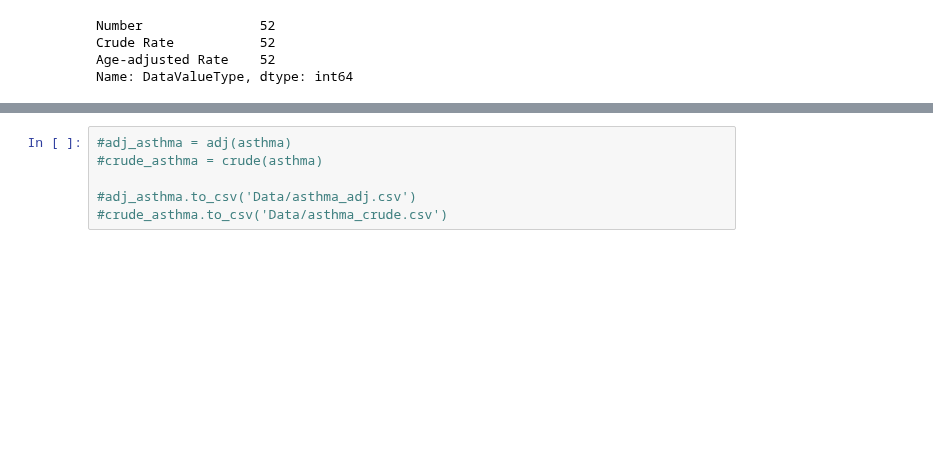
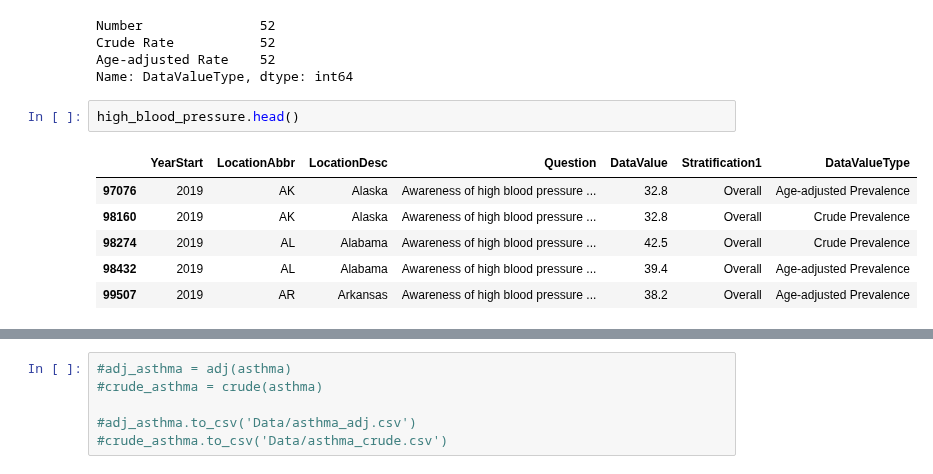
Before and after one commit to rafirahman27/Preparing_for_the_next_Pandemic, a Jupyter notebook: Katie.ipynb, the cells around one changed output, grey strips where cells are left out. Cells and saved outputs as stored; diff of their text form; blank space fills up the shorter version.

```diff
--- a/Katie.ipynb
+++ b/Katie.ipynb
@@ -285,3 +285,12 @@ Number               52
 Crude Rate           52
 Age-adjusted Rate    52
 Name: DataValueType, dtype: int64
+# %%
+high_blood_pressure.head()
+# %% [output]
+|  | YearStart | LocationAbbr | LocationDesc | Question | DataValue | Stratification1 | DataValueType |
+| 97076 | 2019 | AK | Alaska | Awareness of high blood pressure ... | 32.8 | Overall | Age-adjusted Prevalence |
+| 98160 | 2019 | AK | Alaska | Awareness of high blood pressure ... | 32.8 | Overall | Crude Prevalence |
+| 98274 | 2019 | AL | Alabama | Awareness of high blood pressure ... | 42.5 | Overall | Crude Prevalence |
+| 98432 | 2019 | AL | Alabama | Awareness of high blood pressure ... | 39.4 | Overall | Age-adjusted Prevalence |
+| 99507 | 2019 | AR | Arkansas | Awareness of high blood pressure ... | 38.2 | Overall | Age-adjusted Prevalence |
```
Also changed, not shown: parts of 20 cells of this notebook, 17 other files.
